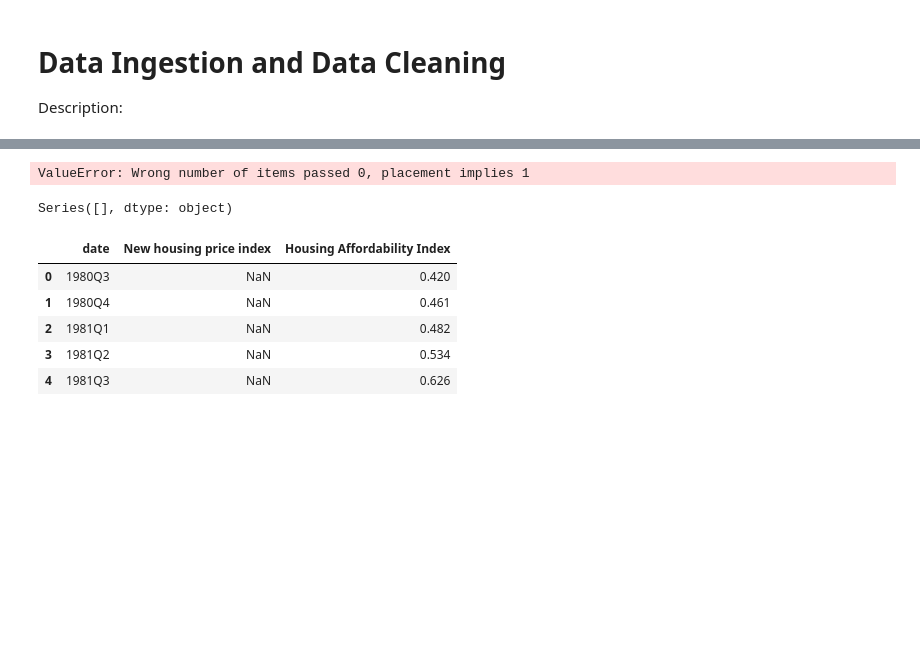
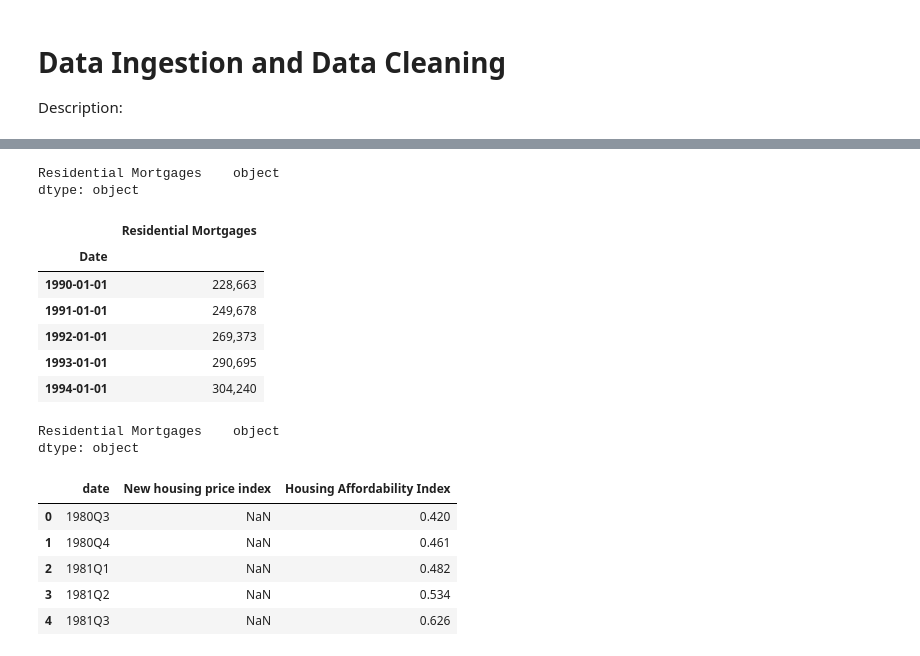
Before and after one commit to benjaminweymouth/Housing-Market-Forecasting-Time-Series-Analysis, a Jupyter notebook: Python Code/Qualitative_Multivariate Time Series.ipynb, the cells around one changed output, grey strips where cells are left out. Saved outputs shown, nothing was run; the diff lists cells and outputs as text; code cells hidden in the pictures; blank space fills up the shorter version.

Commit message:
Date format update

```diff
--- a/Python Code/Qualitative_Multivariate Time Series.ipynb
+++ b/Python Code/Qualitative_Multivariate Time Series.ipynb
@@ -139,25 +139,35 @@ df_Residential_mortgages.head()
+# %%
+df_Residential_mortgages.dtypes
+# %% [output]
+Residential Mortgages    object
+dtype: object
 # %%
 # Convert daily data to monthly through the resample function
 df_Residential_mortgages.index = pd.to_datetime(df_Residential_mortgages.index)
-df_Residential_mortgages_index = df_Residential_mortgages.resample('1Q').mean().tail()
+df_Residential_mortgages_index = df_Residential_mortgages.resample('1Q').mean().head()
 #df_Residential_mortgages.set_index(df_Residential_mortgages_index, inplace=True)
-df_Residential_mortgages['date'] = df_Residential_mortgages_index
-df_Residential_mortgages.tail()
-
-#shopify_csv = shopify_csv.set_index(pd.to_datetime(shopify_csv["date"], infer_datetime_format=True))
+#df_Residential_mortgages['date'] = df_Residential_mortgages_index
+df_Residential_mortgages.head()
 
 
 #res_mortgage_transp['Date'] = pd.to_datetime(res_mortgage_transp['Date'], format='%b-%y').add(pd.offsets.MonthEnd(0))
 #res_mortgage_transp['Date'] = pd.to_datetime(res_mortgage_transp['Date'])
 #df['end_date'] = pd.to_datetime(
 #    df['end_date'], format='%b-%y'
 #).add(pd.offsets.MonthEnd(0))
 # %% [output]
-ValueError: Wrong number of items passed 0, placement implies 1
+|  | Residential Mortgages |
+| Date |  |
+| 1990-01-01 | 228,663 |
+| 1991-01-01 | 249,678 |
+| 1992-01-01 | 269,373 |
+| 1993-01-01 | 290,695 |
+| 1994-01-01 | 304,240 |
 # %%
-df_Residential_mortgages_index.dtypes
+df_Residential_mortgages.dtypes
 # %% [output]
-Series([], dtype: object)
+Residential Mortgages    object
+dtype: object
 # %%
 #take the csv in
 #extract this column name: Credit liabilities of households 1 2 3
```
Also changed, not shown: parts of 5 cells of this notebook, 1 other file.
